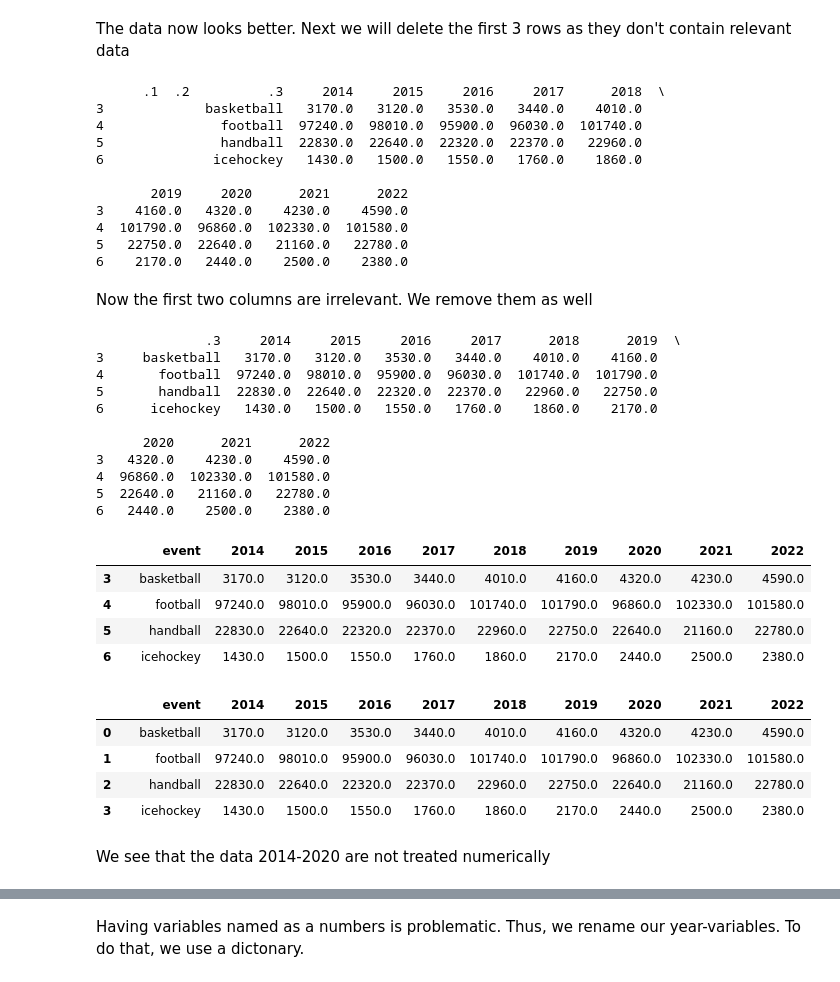
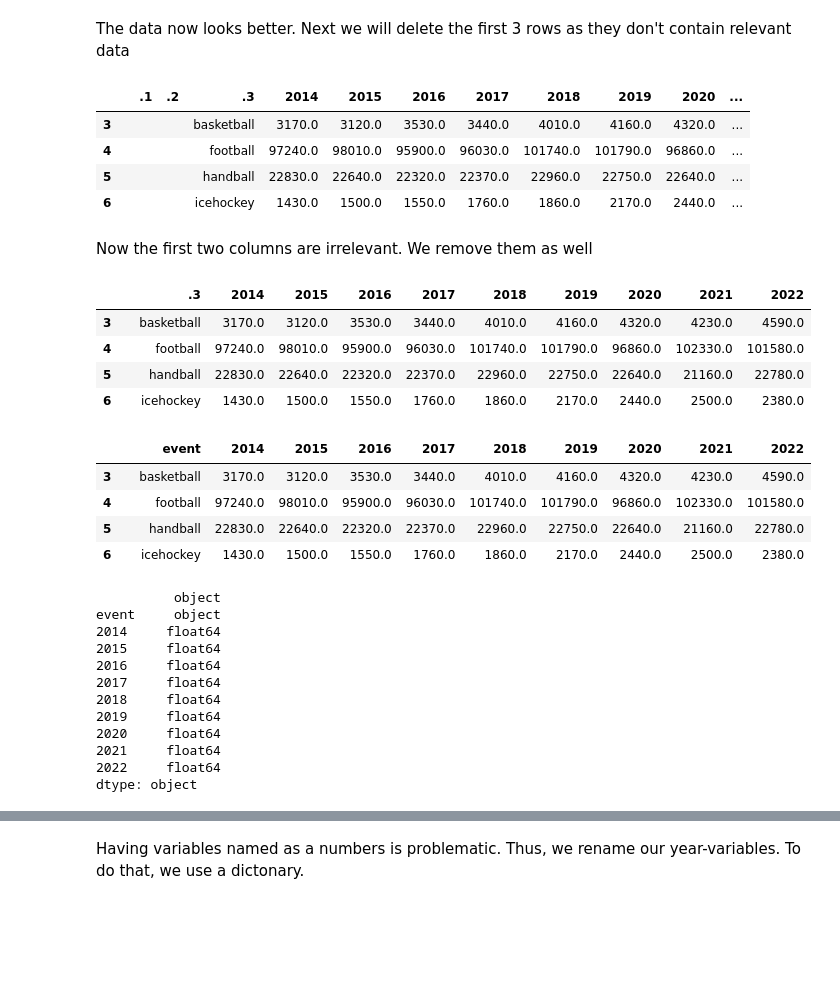
Before and after one commit to NumEconCopenhagen/projects-2024-Simon-C-og-Jens-H, a Jupyter notebook: dataproject/dataproject.ipynb, the cells around one changed output, grey strips where cells are left out. Drawn from its saved outputs; the diff is of its cells as text; code cells hidden in the pictures; blank space fills up the shorter version.

```diff
--- a/dataproject/dataproject.ipynb
+++ b/dataproject/dataproject.ipynb
@@ -90,20 +92,14 @@ sport.head(5)
 The data now looks better. Next we will delete the first 3 rows as they don't contain relevant data
 # %%
 # Drop first 3 rows
-sport_cleaned = sport.drop([0,1,2])
-print(sport_cleaned.head(5))
+sport = sport.drop([0,1,2])
+sport
 # %% [output]
-      .1  .2          .3     2014     2015     2016     2017      2018  \
-3             basketball   3170.0   3120.0   3530.0   3440.0    4010.0
-4               football  97240.0  98010.0  95900.0  96030.0  101740.0
-5               handball  22830.0  22640.0  22320.0  22370.0   22960.0
-6              icehockey   1430.0   1500.0   1550.0   1760.0    1860.0
-
-       2019     2020      2021      2022
-3    4160.0   4320.0    4230.0    4590.0
-4  101790.0  96860.0  102330.0  101580.0
-5   22750.0  22640.0   21160.0   22780.0
-6    2170.0   2440.0    2500.0    2380.0
+|  |  | .1 | .2 | .3 | 2014 | 2015 | 2016 | 2017 | 2018 | 2019 | 2020 | ... |
+| 3 |  |  |  | basketball | 3170.0 | 3120.0 | 3530.0 | 3440.0 | 4010.0 | 4160.0 | 4320.0 | ... |
+| 4 |  |  |  | football | 97240.0 | 98010.0 | 95900.0 | 96030.0 | 101740.0 | 101790.0 | 96860.0 | ... |
+| 5 |  |  |  | handball | 22830.0 | 22640.0 | 22320.0 | 22370.0 | 22960.0 | 22750.0 | 22640.0 | ... |
+| 6 |  |  |  | icehockey | 1430.0 | 1500.0 | 1550.0 | 1760.0 | 1860.0 | 2170.0 | 2440.0 | ... |
 # %% [markdown]
 Now the first two columns are irrelevant. We remove them as well
 # %%
@@ -111,24 +107,18 @@ Now the first two columns are irrelevant. We remove them as well
 sport_drop = ['.1', '.2']
 
 # We remove white spaces
-sport_cleaned.columns = sport_cleaned.columns.str.strip()
+sport.columns = sport.columns.str.strip()
 
 # Drop the columns
-sport_cleaned = sport_cleaned.drop(columns=sport_drop)
+sport = sport.drop(columns=sport_drop)
 
 # Preview
-print(sport_cleaned.head(5))
+sport
 # %% [output]
-              .3     2014     2015     2016     2017      2018      2019  \
-3     basketball   3170.0   3120.0   3530.0   3440.0    4010.0    4160.0
-4       football  97240.0  98010.0  95900.0  96030.0  101740.0  101790.0
-5       handball  22830.0  22640.0  22320.0  22370.0   22960.0   22750.0
-6      icehockey   1430.0   1500.0   1550.0   1760.0    1860.0    2170.0
-
-      2020      2021      2022
-3   4320.0    4230.0    4590.0
-4  96860.0  102330.0  101580.0
-5  22640.0   21160.0   22780.0
-6   2440.0    2500.0    2380.0
+|  |  | .3 | 2014 | 2015 | 2016 | 2017 | 2018 | 2019 | 2020 | 2021 | 2022 |
+| 3 |  | basketball | 3170.0 | 3120.0 | 3530.0 | 3440.0 | 4010.0 | 4160.0 | 4320.0 | 4230.0 | 4590.0 |
+| 4 |  | football | 97240.0 | 98010.0 | 95900.0 | 96030.0 | 101740.0 | 101790.0 | 96860.0 | 102330.0 | 101580.0 |
+| 5 |  | handball | 22830.0 | 22640.0 | 22320.0 | 22370.0 | 22960.0 | 22750.0 | 22640.0 | 21160.0 | 22780.0 |
+| 6 |  | icehockey | 1430.0 | 1500.0 | 1550.0 | 1760.0 | 1860.0 | 2170.0 | 2440.0 | 2500.0 | 2380.0 |
 # %%
 # Renaming the first column
@@ -142,13 +132,20 @@ sport_cleaned.head(5)
 | 6 |  | icehockey | 1430.0 | 1500.0 | 1550.0 | 1760.0 | 1860.0 | 2170.0 | 2440.0 | 2500.0 | 2380.0 |
 # %%
 # Reset the index
-sport_cleaned.reset_index(inplace=True, drop=True)
-sport_cleaned.head(5)
+sport.reset_index(inplace=True, drop=True)
+
+# We make sure that the data is treated numerically
+print(sport.dtypes)
 # %% [output]
-|  |  | event | 2014 | 2015 | 2016 | 2017 | 2018 | 2019 | 2020 | 2021 | 2022 |
-| 0 |  | basketball | 3170.0 | 3120.0 | 3530.0 | 3440.0 | 4010.0 | 4160.0 | 4320.0 | 4230.0 | 4590.0 |
-| 1 |  | football | 97240.0 | 98010.0 | 95900.0 | 96030.0 | 101740.0 | 101790.0 | 96860.0 | 102330.0 | 101580.0 |
-| 2 |  | handball | 22830.0 | 22640.0 | 22320.0 | 22370.0 | 22960.0 | 22750.0 | 22640.0 | 21160.0 | 22780.0 |
-| 3 |  | icehockey | 1430.0 | 1500.0 | 1550.0 | 1760.0 | 1860.0 | 2170.0 | 2440.0 | 2500.0 | 2380.0 |
+          object
+event     object
+2014     float64
+2015     float64
+2016     float64
+2017     float64
+2018     float64
+2019     float64
+2020     float64
+2021     float64
+2022     float64
+dtype: object
-# %% [markdown]
-We see that the data 2014-2020 are not treated numerically
```
Also changed, not shown: parts of 41 cells of this notebook, 1 other file.
